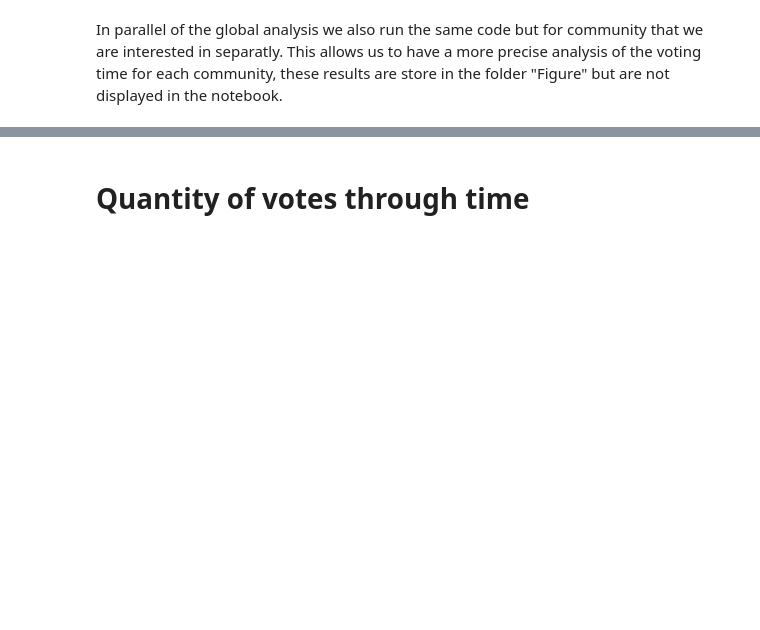
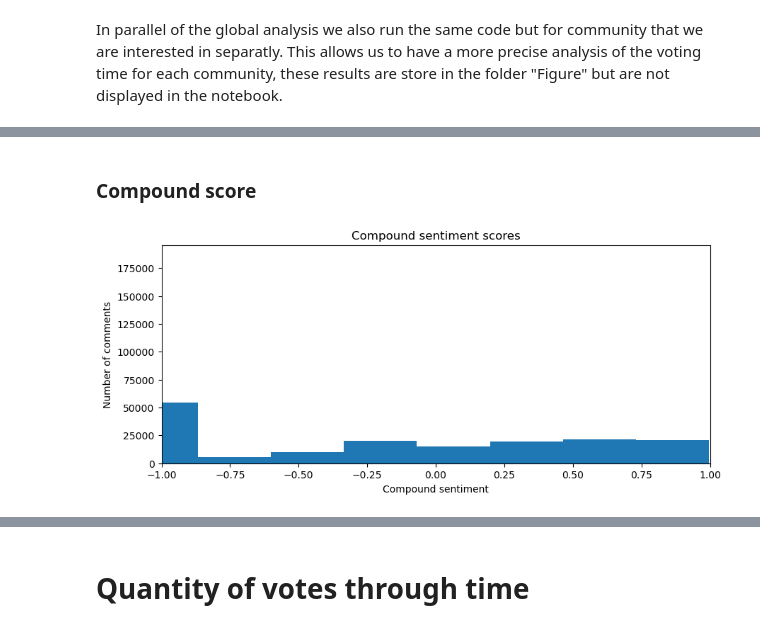
Before and after one commit to epfl-ada/ada-2023-project-abracadabra, a Jupyter notebook: P3_Emma.ipynb, the cells around one changed output, grey strips where cells are left out. Drawn from its saved outputs; the diff is of its cells as text; code cells hidden in the pictures; blank space fills up the shorter version.

Commit message:
sentiment analysis merge with Emma + debugging, timeseries and source analysis on communities + debugging, add comment, start time analysis with sentiment values

```diff
--- a/P3_Emma.ipynb
+++ b/P3_Emma.ipynb
@@ -50,0 +40,11 @@ if not os.path.exists('Figures'):
+# %% [markdown]
+### Compound score
+# %%
+# Sentiment analysis
+df_sentiment = sentiment_analysis(df)
+df_sentiment.to_csv('sentiment.csv', index=False)
+# %%
+# Plotting the compound sentiment score distribution of the comments
+plot_compound_sentiment_score(df_sentiment)
+# %% [output]
+[figure, added]
```
Also changed, not shown: parts of 29 cells of this notebook, 2 other files.
